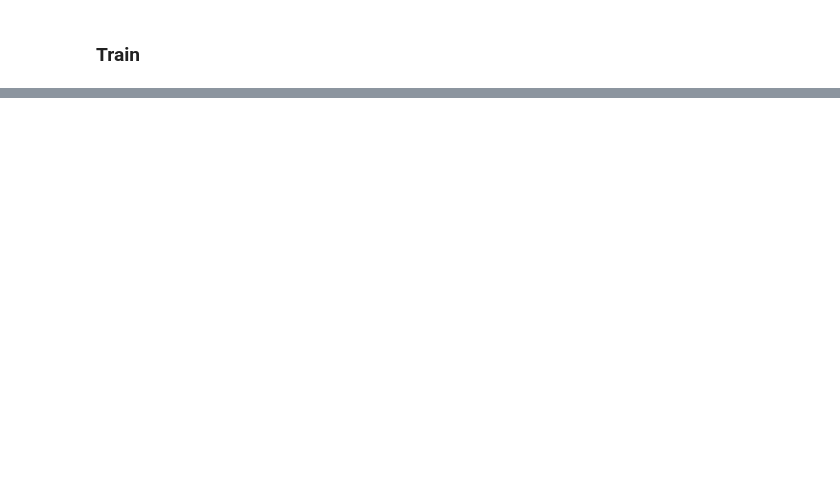
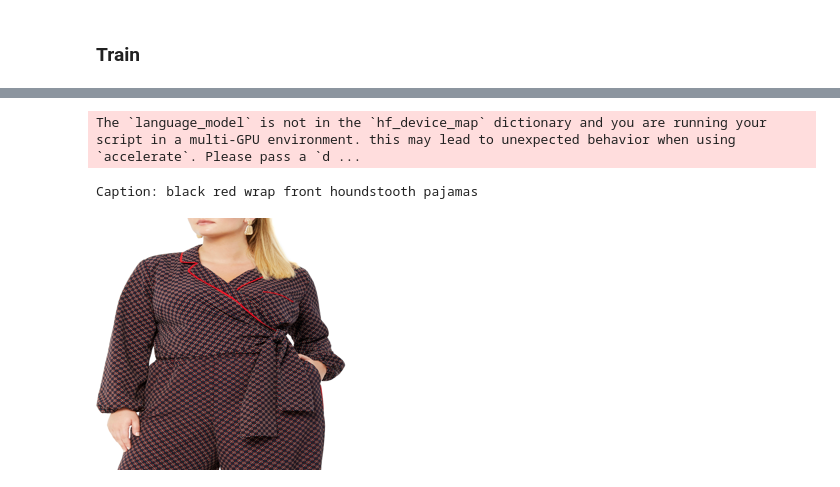
Before and after one commit to SmithaUpadhyaya/fashion_image_caption, a Jupyter notebook: notebooks/blip2_visual-to-text.ipynb, the cells around one changed output, grey strips where cells are left out. Cells and saved outputs as stored; diff of their text form; code cells hidden in the pictures; blank space fills up the shorter version.

```diff
--- a/notebooks/blip2_visual-to-text.ipynb
+++ b/notebooks/blip2_visual-to-text.ipynb
@@ -749,0 +737,19 @@ generated_caption
+# %%
+image = Image.open('/kaggle/input/fashion-image-caption-using-image-files/images/02ed0633-f4b6-444a-914c-29085141a61c.jpeg')
+
+#Inferance on GPU. When used this on GPU will get errors like: "slow_conv2d_cpu" not implemented for 'Half'" , " Input type (float) and bias type (struct c10::Half)"
+#inputs = processor(images = image, return_tensors = "pt").to('cuda', torch.float16)
+
+#Inferance on CPU
+inputs = processor(images = image, return_tensors = "pt")
+pixel_values = inputs.pixel_values
+
+generated_ids = model.generate(pixel_values = pixel_values, max_length = 10)
+generated_caption = processor.batch_decode(generated_ids, skip_special_tokens=True)[0]
+
+print('Caption: '+ generated_caption)
+image.resize((252,252))
+# %% [output]
+The `language_model` is not in the `hf_device_map` dictionary and you are running your script in a multi-GPU environment. this may lead to unexpected behavior when using `accelerate`. Please pass a `d ...
+Caption: black red wrap front houndstooth pajamas
+[figure, added]
```
Also changed, not shown: parts of 19 cells of this notebook, 2 other files.
